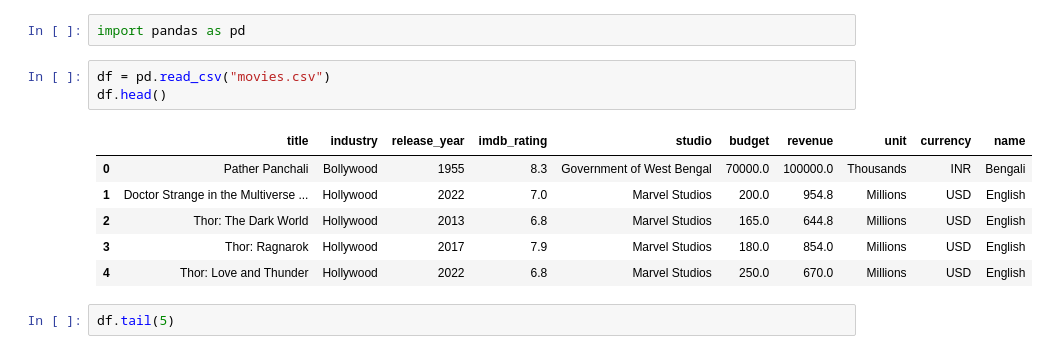
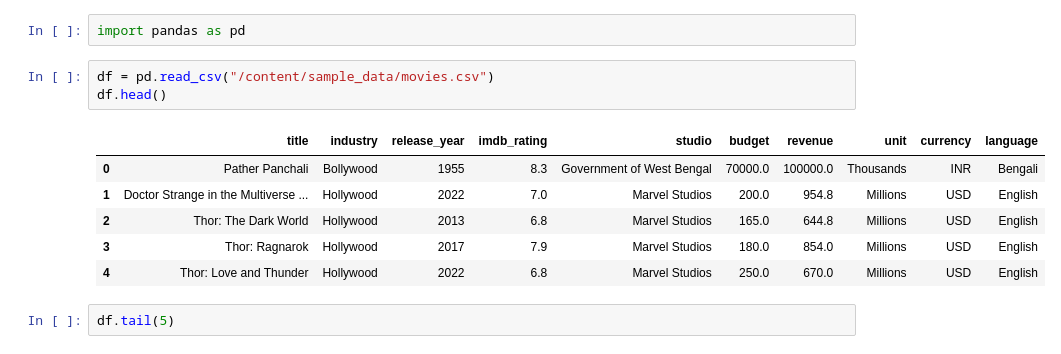
Before and after one commit to Shivam311201/Beginning-with-AI-ML, a Jupyter notebook: Libraries/Pandas/basics.ipynb, the cells around one changed output. Drawn from its saved outputs; the diff is of its cells as text.

```diff
--- a/Libraries/Pandas/basics.ipynb
+++ b/Libraries/Pandas/basics.ipynb
@@ -47,10 +47,10 @@ Hollywood: Min rating = 6.8, Max rating = 9.3, Avg rating = 8.130000000000003
 # %%
 import pandas as pd
 # %%
-df = pd.read_csv("movies.csv")
+df = pd.read_csv("/content/sample_data/movies.csv")
 df.head()
 # %% [output]
-|  | title | industry | release_year | imdb_rating | studio | budget | revenue | unit | currency | name |
+|  | title | industry | release_year | imdb_rating | studio | budget | revenue | unit | currency | language |
 | 0 | Pather Panchali | Bollywood | 1955 | 8.3 | Government of West Bengal | 70000.0 | 100000.0 | Thousands | INR | Bengali |
 | 1 | Doctor Strange in the Multiverse ... | Hollywood | 2022 | 7.0 | Marvel Studios | 200.0 | 954.8 | Millions | USD | English |
 | 2 | Thor: The Dark World | Hollywood | 2013 | 6.8 | Marvel Studios | 165.0 | 644.8 | Millions | USD | English |
```
Also changed, not shown: parts of 1 cell of this notebook.
